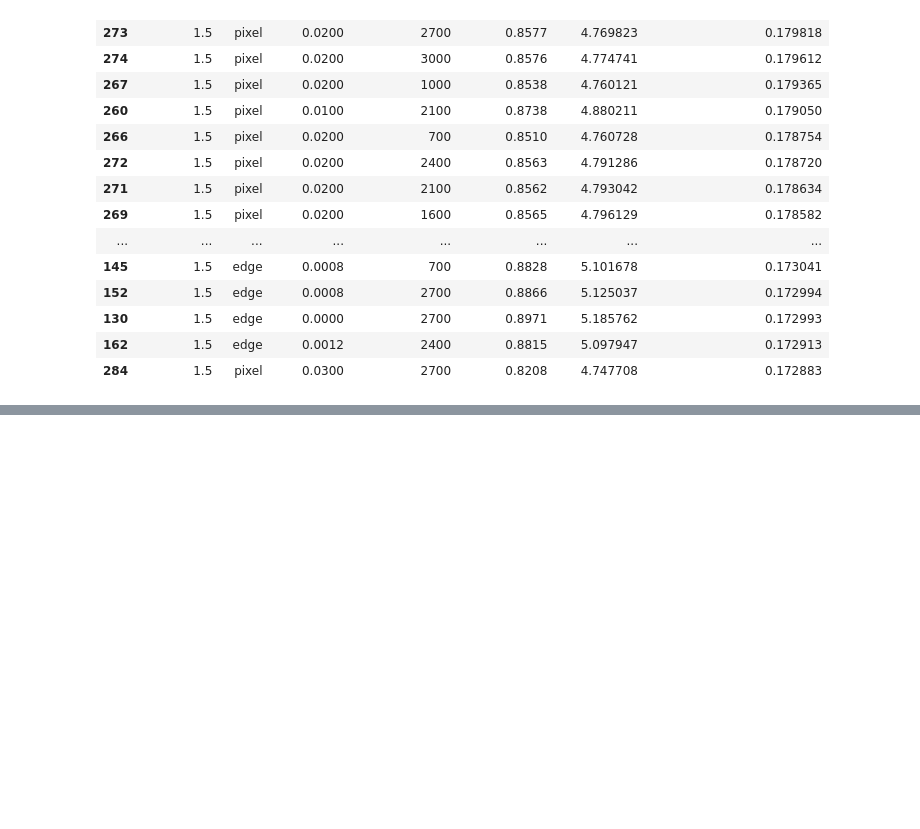
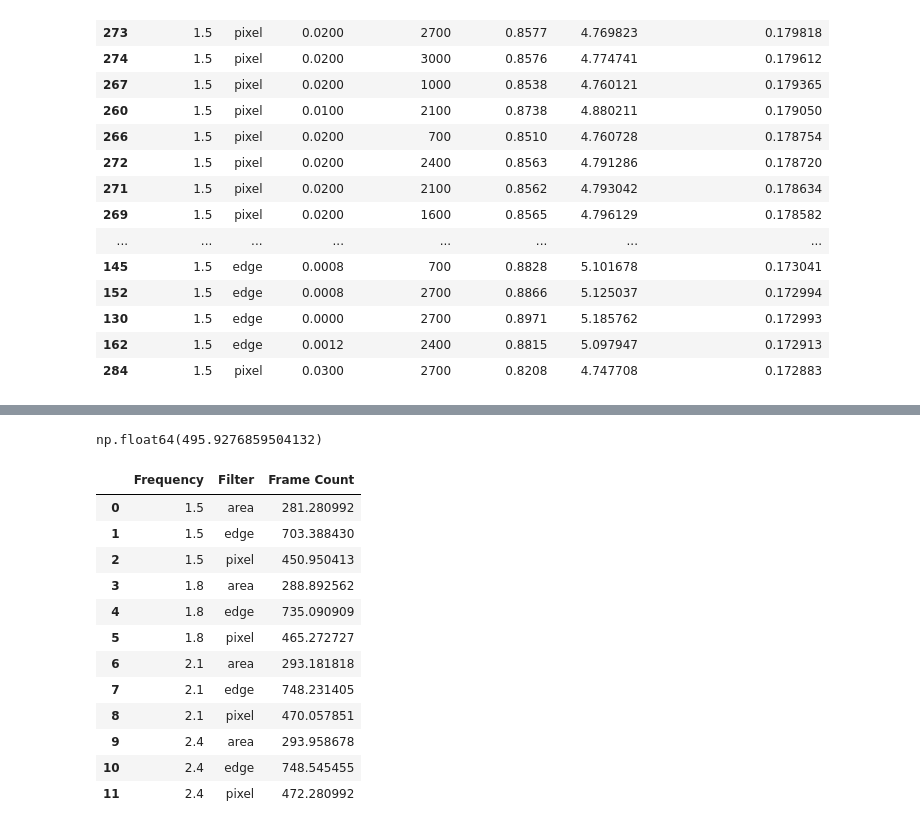
Before and after one commit to bencivjan/ecolens, a Jupyter notebook: viz/viz.ipynb, the cells around one changed output, grey strips where cells are left out. Saved outputs shown, nothing was run; the diff lists cells and outputs as text; code cells hidden in the pictures; blank space fills up the shorter version.

```diff
--- a/viz/viz.ipynb
+++ b/viz/viz.ipynb
@@ -232,0 +337,20 @@ Top 60 Configurations by Accuracy/Energy Ratio:
+# %%
+merged_df['Frame Count'].mean()
+# %% [output]
+np.float64(495.9276859504132)
+# %%
+merged_df.groupby(['Frequency', 'Filter'])['Frame Count'].mean().reset_index()
+# %% [output]
+|  | Frequency | Filter | Frame Count |
+| 0 | 1.5 | area | 281.280992 |
+| 1 | 1.5 | edge | 703.388430 |
+| 2 | 1.5 | pixel | 450.950413 |
+| 3 | 1.8 | area | 288.892562 |
+| 4 | 1.8 | edge | 735.090909 |
+| 5 | 1.8 | pixel | 465.272727 |
+| 6 | 2.1 | area | 293.181818 |
+| 7 | 2.1 | edge | 748.231405 |
+| 8 | 2.1 | pixel | 470.057851 |
+| 9 | 2.4 | area | 293.958678 |
+| 10 | 2.4 | edge | 748.545455 |
+| 11 | 2.4 | pixel | 472.280992 |
```
Also changed, not shown: parts of 3 cells of this notebook, 1 other file.
